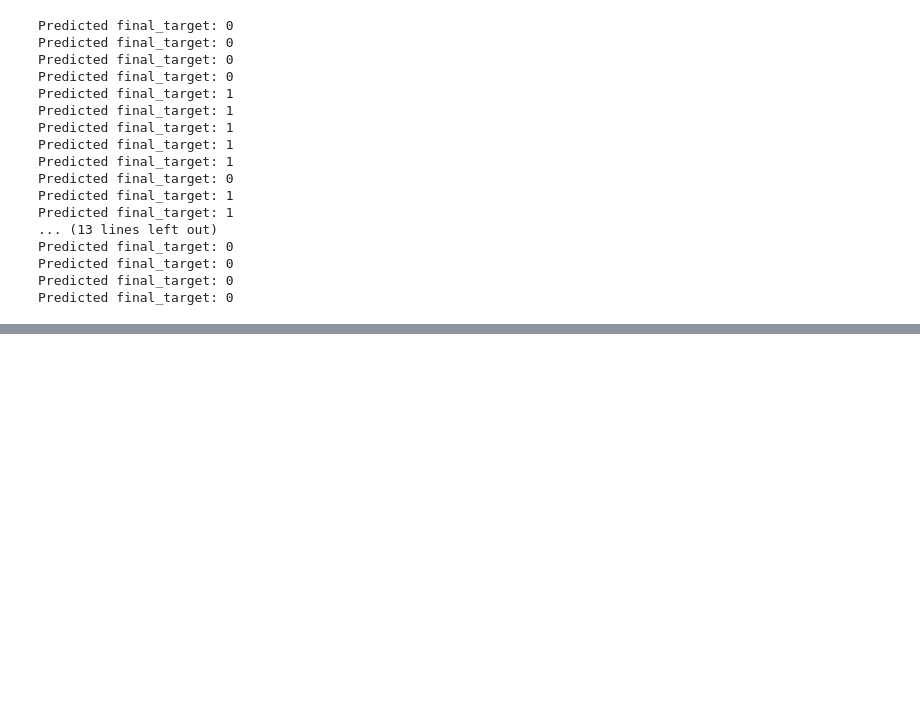
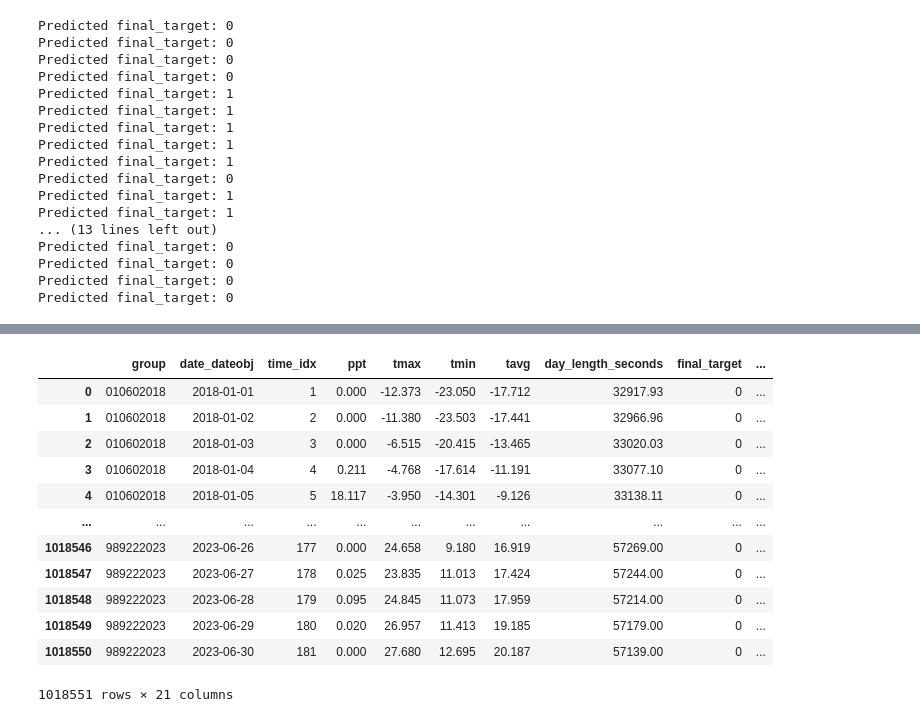
Before and after one commit to wbeckman/morel-model, a Jupyter notebook: baseline_models.ipynb, the cells around one changed output, grey strips where cells are left out. Drawn from its saved outputs; the diff is of its cells as text; code cells hidden in the pictures; blank space fills up the shorter version.

```diff
--- a/baseline_models.ipynb
+++ b/baseline_models.ipynb
@@ -321,3 +342,5 @@ df_with_preds.to_pickle(f'{data_path}processed/timeseries_2018_through_2023_with
 # (Numpy filter) Total time: 8.01443 s
 # OG method: (pandas filter) Total time: 0.576382 s
 # With query method: Total time: 0.520413 s
+# %%
+data = pd.read_pickle(f'{data_path}processed/timeseries_2018_through_2023_with_baseline1.pkl')
@@ -323,0 +368,16 @@ df_with_preds.to_pickle(f'{data_path}processed/timeseries_2018_through_2023_with
+# %%
+data.sort_values(['year', 'ZCTA_ID', 'date_dateobj'])
+# %% [output]
+|  | group | date_dateobj | time_idx | ppt | tmax | tmin | tavg | day_length_seconds | final_target | ... |
+| 0 | 010602018 | 2018-01-01 | 1 | 0.000 | -12.373 | -23.050 | -17.712 | 32917.93 | 0 | ... |
+| 1 | 010602018 | 2018-01-02 | 2 | 0.000 | -11.380 | -23.503 | -17.441 | 32966.96 | 0 | ... |
+| 2 | 010602018 | 2018-01-03 | 3 | 0.000 | -6.515 | -20.415 | -13.465 | 33020.03 | 0 | ... |
+| 3 | 010602018 | 2018-01-04 | 4 | 0.211 | -4.768 | -17.614 | -11.191 | 33077.10 | 0 | ... |
+| 4 | 010602018 | 2018-01-05 | 5 | 18.117 | -3.950 | -14.301 | -9.126 | 33138.11 | 0 | ... |
+| ... | ... | ... | ... | ... | ... | ... | ... | ... | ... | ... |
+| 1018546 | 989222023 | 2023-06-26 | 177 | 0.000 | 24.658 | 9.180 | 16.919 | 57269.00 | 0 | ... |
+| 1018547 | 989222023 | 2023-06-27 | 178 | 0.025 | 23.835 | 11.013 | 17.424 | 57244.00 | 0 | ... |
+| 1018548 | 989222023 | 2023-06-28 | 179 | 0.095 | 24.845 | 11.073 | 17.959 | 57214.00 | 0 | ... |
+| 1018549 | 989222023 | 2023-06-29 | 180 | 0.020 | 26.957 | 11.413 | 19.185 | 57179.00 | 0 | ... |
+| 1018550 | 989222023 | 2023-06-30 | 181 | 0.000 | 27.680 | 12.695 | 20.187 | 57139.00 | 0 | ... |
+1018551 rows × 21 columns
```
Also changed, not shown: parts of 15 cells of this notebook, 4 other files.
